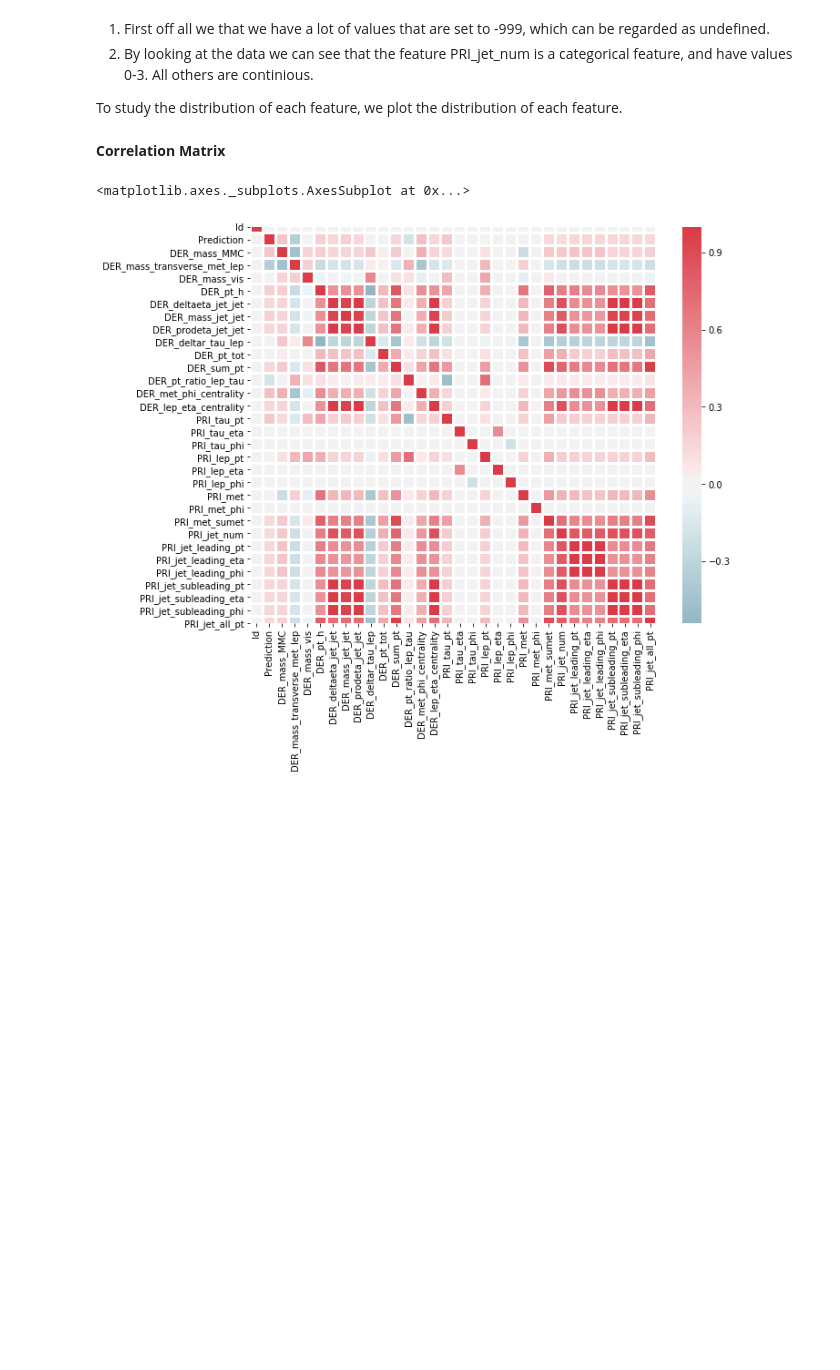
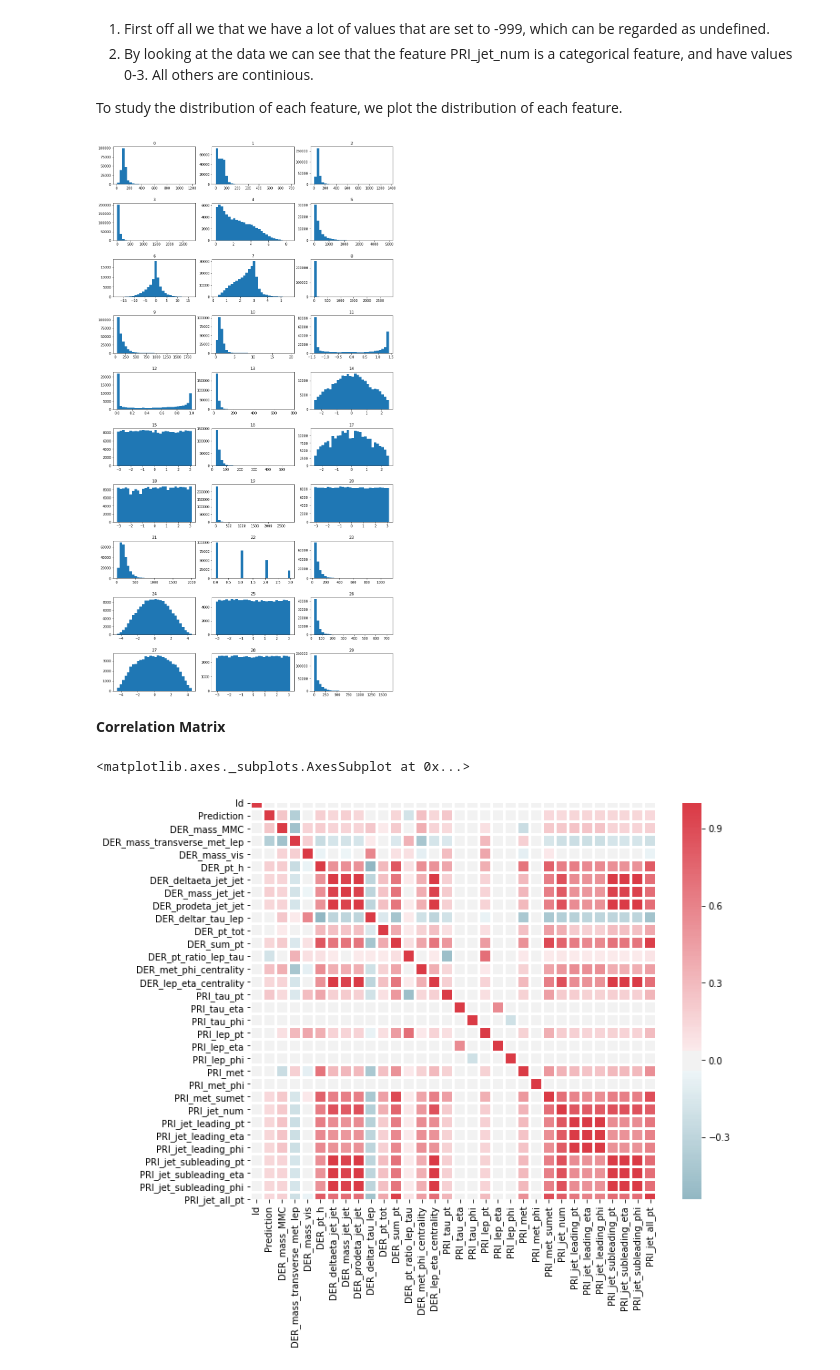
Before and after one commit to verafristedt/CS433-Projects, a Jupyter notebook: project1/data_analysis.ipynb, the cells around one changed output. Drawn from its saved outputs; the diff is of its cells as text; code cells hidden in the pictures; blank space fills up the shorter version.

```diff
--- a/project1/data_analysis.ipynb
+++ b/project1/data_analysis.ipynb
@@ -32,0 +27,4 @@ print(x)
+# %%
+print(x)
+x[x == -999] = np.nan
+print(x)
@@ -40,3 +51,7 @@ To study the distribution of each feature, we plot the distribution of each feat
+# %%
+plot_hist(x)
+# %% [output]
+[figure, added]
 # %%
 # MAYBE TODO: DO PRINCIPLE COMPONENT ANALYSIS
 # %% [markdown]
```
Also changed, not shown: parts of 5 cells of this notebook, 4 other files.
